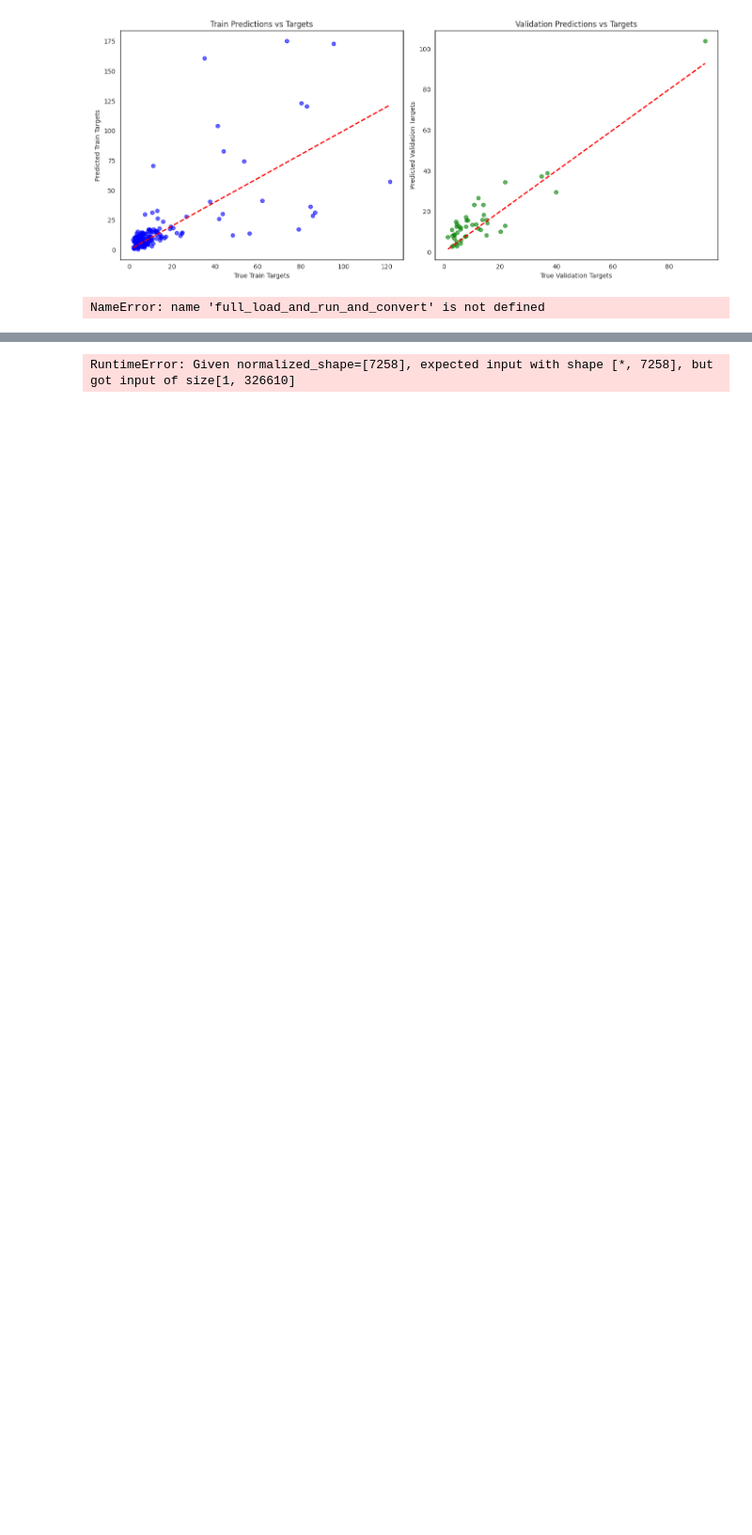
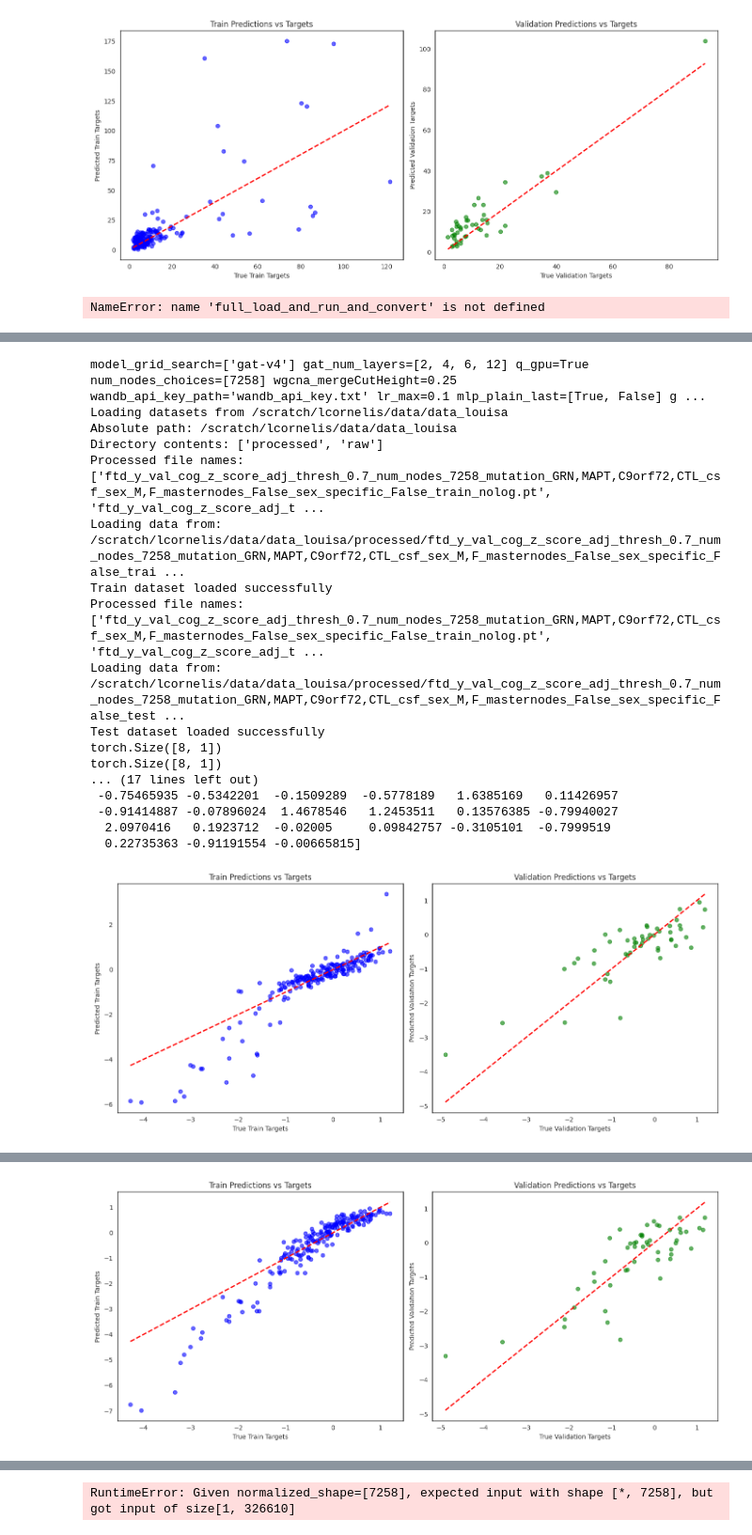
Before and after one commit to geometric-intelligence/proteo, a Jupyter notebook: proteo/checkpoint_analysis.ipynb, the cells around one changed output, grey strips where cells are left out. Shown at 94% size. Drawn from its saved outputs; the diff is of its cells as text; code cells hidden in the pictures; blank space fills up the shorter version.

```diff
--- a/proteo/checkpoint_analysis.ipynb
+++ b/proteo/checkpoint_analysis.ipynb
@@ -253,0 +308,30 @@ Original Traceback (most recent call last):
+# %%
+cog_z_all_mean = -0.41059763104455455
+cog_z_all_std = 0.9939248987458366
+
+cog_z_model_1 = "/scratch/lcornelis/outputs/ray_results/TorchTrainer_2024-11-19_17-30-10/model=gat-v4,seed=62026_1490_act=elu,adj_thresh=0.7000,batch_size=8,dropout=0.2000,l1_lambda=0.0004,lr=0.0001,lr_scheduler=CosineA_2024-11-20_11-06-37/checkpoint_000102"
+cog_z_model_2 = "/scratch/lcornelis/outputs/ray_results/TorchTrainer_2024-11-19_17-30-10/model=gat-v4,seed=48777_3886_act=sigmoid,adj_thresh=0.7000,batch_size=8,dropout=0.2000,l1_lambda=0.0015,lr=0.0001,lr_scheduler=Cos_2024-11-21_23-31-41/checkpoint_000226"
+cog_z_model_3 ="/scratch/lcornelis/outputs/ray_results/TorchTrainer_2024-11-19_17-30-10/model=gat-v4,seed=25221_1080_act=sigmoid,adj_thresh=0.5000,batch_size=8,dropout=0.5000,l1_lambda=0.0004,lr=0.0000,lr_scheduler=Cos_2024-11-20_03-56-26/checkpoint_000123"
+
+outputs = full_load_and_run_and_convert(cog_z_model_1, device, cog_z_all_mean, cog_z_all_std)
+outputs = full_load_and_run_and_convert(cog_z_model_2, device, cog_z_all_mean, cog_z_all_std)
+outputs = full_load_and_run_and_convert(cog_z_model_3, device, cog_z_all_mean, cog_z_all_std)
+# %% [output]
+model_grid_search=['gat-v4'] gat_num_layers=[2, 4, 6, 12] q_gpu=True num_nodes_choices=[7258] wgcna_mergeCutHeight=0.25 wandb_api_key_path='wandb_api_key.txt' lr_max=0.1 mlp_plain_last=[True, False] g ...
+Loading datasets from /scratch/lcornelis/data/data_louisa
+Absolute path: /scratch/lcornelis/data/data_louisa
+Directory contents: ['processed', 'raw']
+Processed file names: ['ftd_y_val_cog_z_score_adj_thresh_0.7_num_nodes_7258_mutation_GRN,MAPT,C9orf72,CTL_csf_sex_M,F_masternodes_False_sex_specific_False_train_nolog.pt', 'ftd_y_val_cog_z_score_adj_t ...
+Loading data from: /scratch/lcornelis/data/data_louisa/processed/ftd_y_val_cog_z_score_adj_thresh_0.7_num_nodes_7258_mutation_GRN,MAPT,C9orf72,CTL_csf_sex_M,F_masternodes_False_sex_specific_False_trai ...
+Train dataset loaded successfully
+Processed file names: ['ftd_y_val_cog_z_score_adj_thresh_0.7_num_nodes_7258_mutation_GRN,MAPT,C9orf72,CTL_csf_sex_M,F_masternodes_False_sex_specific_False_train_nolog.pt', 'ftd_y_val_cog_z_score_adj_t ...
+Loading data from: /scratch/lcornelis/data/data_louisa/processed/ftd_y_val_cog_z_score_adj_thresh_0.7_num_nodes_7258_mutation_GRN,MAPT,C9orf72,CTL_csf_sex_M,F_masternodes_False_sex_specific_False_test ...
+Test dataset loaded successfully
+torch.Size([8, 1])
+torch.Size([8, 1])
+... (17 lines left out)
+ -0.75465935 -0.5342201  -0.1509289  -0.5778189   1.6385169   0.11426957
+ -0.91414887 -0.07896024  1.4678546   1.2453511   0.13576385 -0.79940027
+  2.0970416   0.1923712  -0.02005     0.09842757 -0.3105101  -0.7999519
+  0.22735363 -0.91191554 -0.00665815]
+[figure, added]
@@ -253,0 +355 @@ Original Traceback (most recent call last):
+[figure, added]
```
Also changed, not shown: parts of 4 cells of this notebook, 3 other files.
